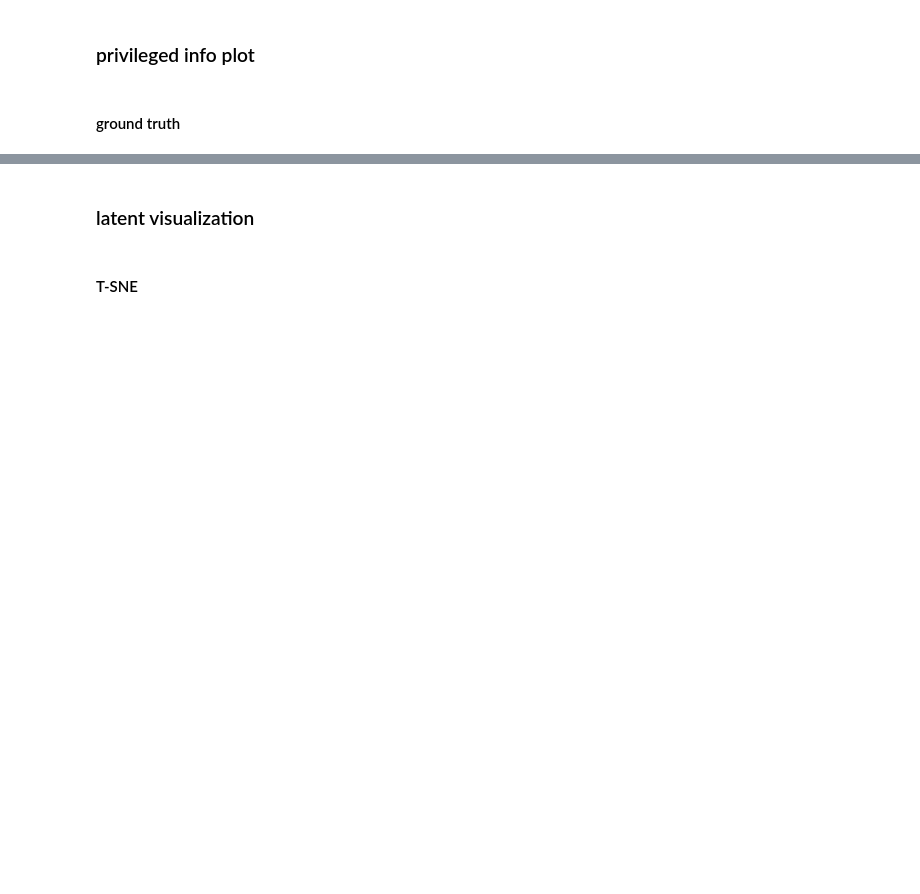
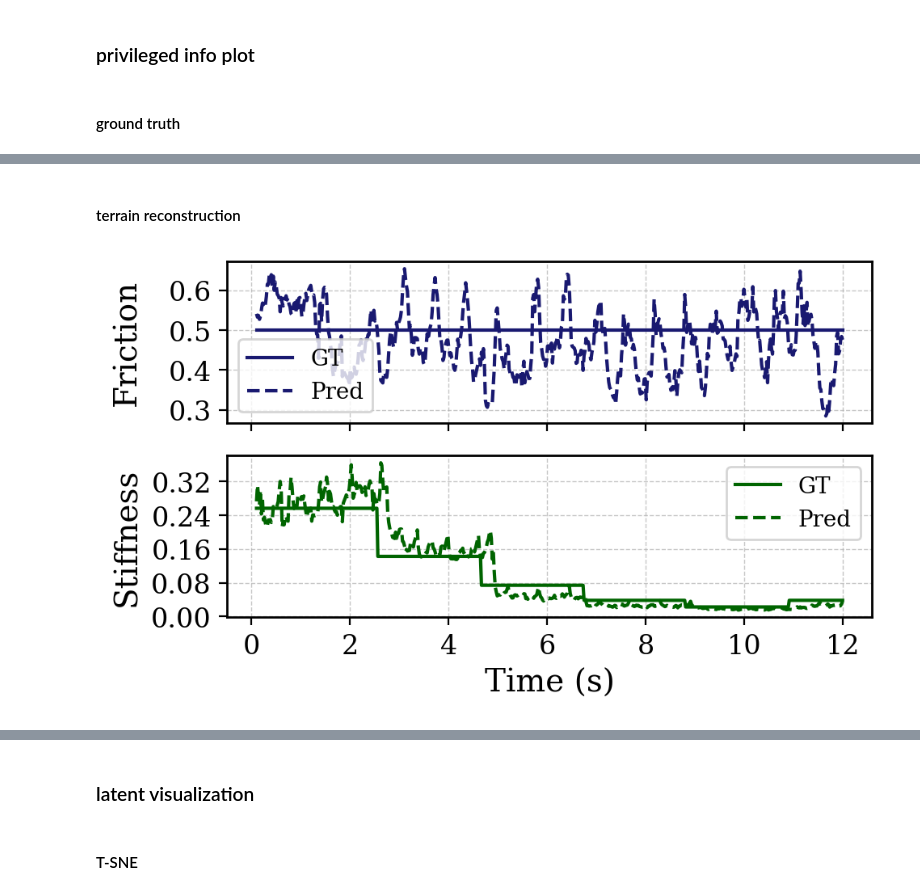
Before and after one commit to andyzong16/Isaaclab_Training, a Jupyter notebook: scripts/reinforcement_learning/rsl_rl/plot.ipynb, the cells around one changed output, grey strips where cells are left out. Cells and saved outputs as stored; diff of their text form; code cells hidden in the pictures; blank space fills up the shorter version.

```diff
--- a/scripts/reinforcement_learning/rsl_rl/plot.ipynb
+++ b/scripts/reinforcement_learning/rsl_rl/plot.ipynb
@@ -360,0 +270,63 @@ plt.show()
+# %% [markdown]
+#### terrain reconstruction
+# %%
+ENV_ID = 0
+policy_hz = 50
+dt = 1/policy_hz
+T_terminal = dt * policy_obs.shape[1]
+t = np.linspace(0, T_terminal, int(T_terminal * policy_hz))
+t_range = slice(5, int(T_terminal * policy_hz))
+t_plot = t[t_range]
+
+colors  = ["midnightblue", "darkgreen"]
+colors_right = ["#BD1A1A", "#F87F7F"]
+
+# GT
+
+foot_height         = privileged_data["foot_height"][ENV_ID, t_range]
+contact       = privileged_data["contact"][ENV_ID, t_range]
+# force_norm    = foot_force_norm(log_privileged_data["contact_force"][ENV_ID, t_range])
+contact_force    = privileged_data["contact_force"][ENV_ID, t_range][:, [2, 5]]
+contact_force = np.expm1(contact_force)
+foot_air_time      = privileged_data["foot_air_time"][ENV_ID, t_range]
+material_prop = privileged_data["material_prop"][ENV_ID, t_range]
+# get foot clearance
+win = max(1, int(0.3 / dt))
+foot_min = foot_height.min(axis=1)  # min across both feet at each step
+ground_level = np.array([foot_min[max(0, i - win):i + 1].min() for i in range(len(foot_min))])
+foot_clearance = foot_height - ground_level[:, None]
+
+# decoder output
+material_prop_recon = decoded_privileged_data["material_prop"][ENV_ID, t_range]
+
+
+
+fig, axs = plt.subplots(2, 1, figsize=(5, 3), sharex=True)
+
+
+# friction
+ax = axs[0]
+ax.plot(t_plot, material_prop[:, 0], label="GT", color=colors[0])
+ax.plot(t_plot, material_prop_recon[:, 0], label="Pred", color=colors[0], linestyle="--")
+ax.set_ylabel("Friction")
+ax.legend()
+ax.yaxis.set_major_locator(plt.MaxNLocator(5))
+ax.grid(True, linestyle='--', linewidth=0.5, alpha=0.7)
+
+# stiffness
+ax = axs[1]
+ax.plot(t_plot, material_prop[:, 1], label="GT", color=colors[1])
+ax.plot(t_plot, material_prop_recon[:, 1], label="Pred", color=colors[1], linestyle="--")
+ax.set_ylabel("Stiffness")
+ax.legend()
+ax.yaxis.set_major_locator(plt.MaxNLocator(5))
+ax.grid(True, linestyle='--', linewidth=0.5, alpha=0.7)
+
+ax.set_xlabel("Time (s)")
+fig.align_ylabels(axs)
+
+plt.tight_layout()
+plt.savefig(os.path.join(data_path, "decoded_state.pdf"))
+plt.show()
+# %% [output]
+[figure, added]
```
Also changed, not shown: parts of 11 cells of this notebook, 21 other files.
